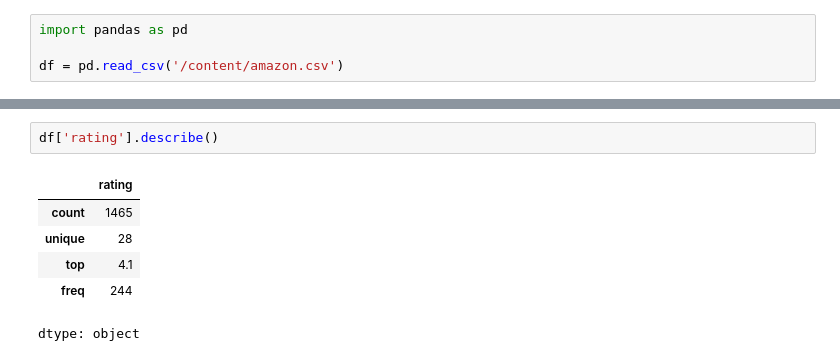
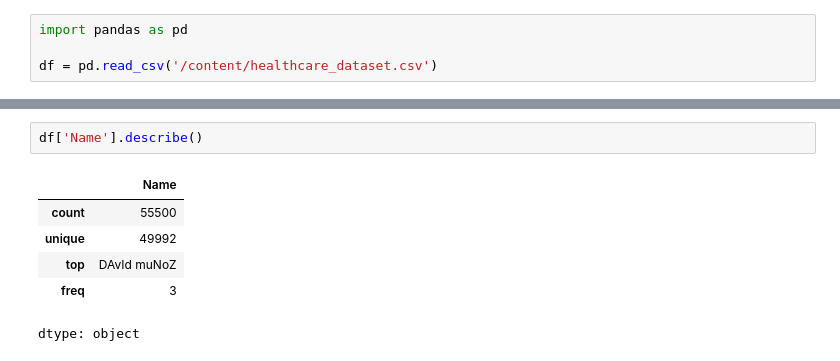
Before and after one commit to deyaaa13/Tugas1Dibimbing, a Jupyter notebook: Dhea_Marenty_S_EDA.ipynb, the cells around one changed output, grey strips where cells are left out. Saved outputs shown, nothing was run; the diff lists cells and outputs as text.

```diff
--- a/Dhea_Marenty_S_EDA.ipynb
+++ b/Dhea_Marenty_S_EDA.ipynb
@@ -1,7 +3,7 @@
 # %%
 import pandas as pd
 
-df = pd.read_csv('/content/amazon.csv')
+df = pd.read_csv('/content/healthcare_dataset.csv')
 # %%
 df
 # %% [output]
@@ -70,11 +75,11 @@ df.describe()
 # %%
-df['rating'].describe()
+df['Name'].describe()
 # %% [output]
-|  | rating |
-| count | 1465 |
-| unique | 28 |
-| top | 4.1 |
-| freq | 244 |
+|  | Name |
+| count | 55500 |
+| unique | 49992 |
+| top | DAvId muNoZ |
+| freq | 3 |
 dtype: object
 # %%
 # Mengatasi missing value
```
Also changed, not shown: parts of 12 cells of this notebook.
